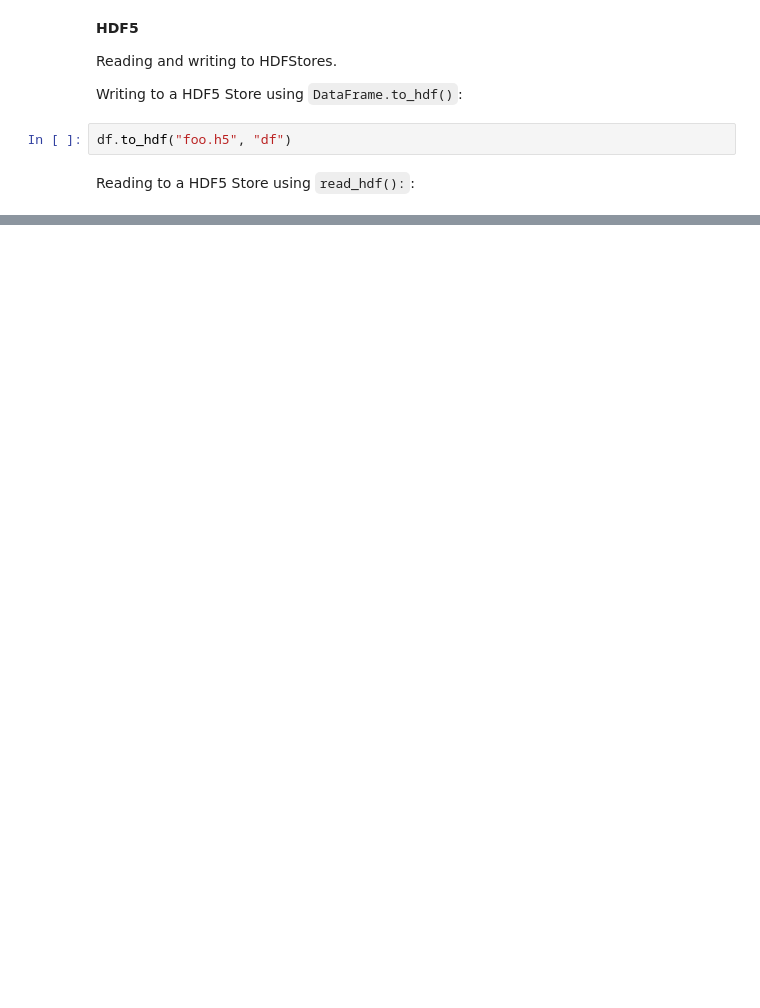
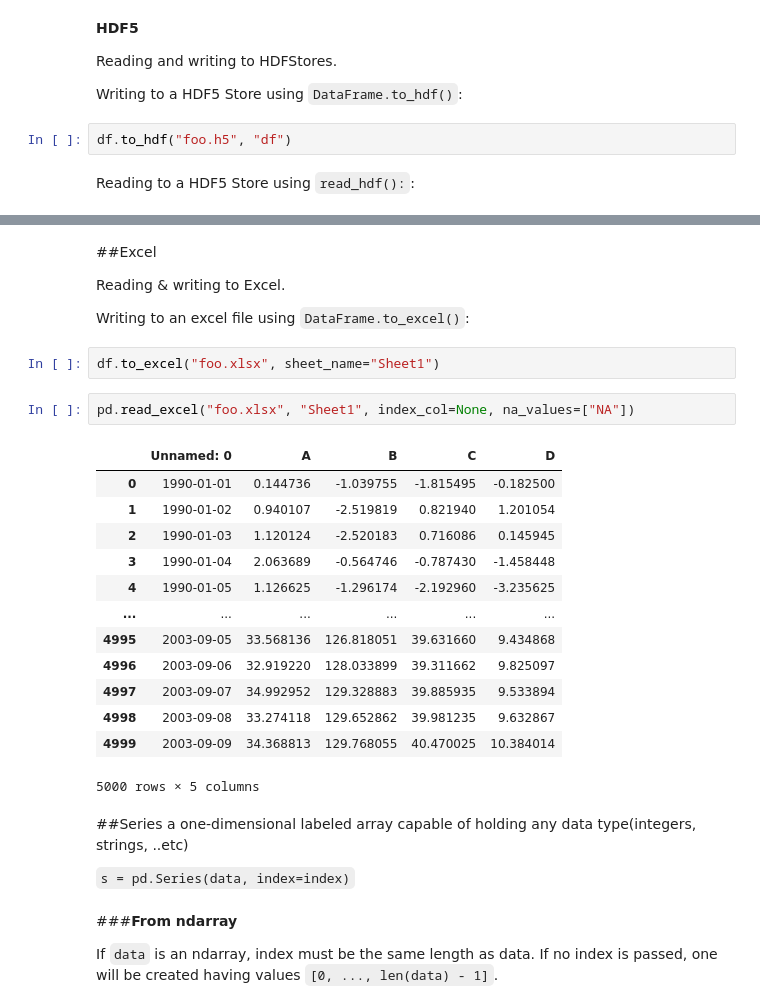
Before and after one commit to MMoronto/pytorch_exercises, a Jupyter notebook: Peutingar_datasets.ipynb, the cells around one changed output, grey strips where cells are left out. Cells and saved outputs as stored; diff of their text form; blank space fills up the shorter version.

```diff
--- a/Peutingar_datasets.ipynb
+++ b/Peutingar_datasets.ipynb
@@ -1217 +1216,34 @@ pd.read_hdf("foo.h5", "df")
 5000 rows × 4 columns
+# %% [markdown]
+##Excel
+
+Reading & writing to Excel.
+
+Writing to an excel file using `DataFrame.to_excel()`:
+# %%
+df.to_excel("foo.xlsx", sheet_name="Sheet1")
+# %%
+pd.read_excel("foo.xlsx", "Sheet1", index_col=None, na_values=["NA"])
+# %% [output]
+|  | Unnamed: 0 | A | B | C | D |
+| 0 | 1990-01-01 | 0.144736 | -1.039755 | -1.815495 | -0.182500 |
+| 1 | 1990-01-02 | 0.940107 | -2.519819 | 0.821940 | 1.201054 |
+| 2 | 1990-01-03 | 1.120124 | -2.520183 | 0.716086 | 0.145945 |
+| 3 | 1990-01-04 | 2.063689 | -0.564746 | -0.787430 | -1.458448 |
+| 4 | 1990-01-05 | 1.126625 | -1.296174 | -2.192960 | -3.235625 |
+| ... | ... | ... | ... | ... | ... |
+| 4995 | 2003-09-05 | 33.568136 | 126.818051 | 39.631660 | 9.434868 |
+| 4996 | 2003-09-06 | 32.919220 | 128.033899 | 39.311662 | 9.825097 |
+| 4997 | 2003-09-07 | 34.992952 | 129.328883 | 39.885935 | 9.533894 |
+| 4998 | 2003-09-08 | 33.274118 | 129.652862 | 39.981235 | 9.632867 |
+| 4999 | 2003-09-09 | 34.368813 | 129.768055 | 40.470025 | 10.384014 |
+5000 rows × 5 columns
+# %% [markdown]
+##Series
+a one-dimensional labeled array capable of holding any data type(integers, strings, ..etc)
+
+`s = pd.Series(data, index=index)`
+# %% [markdown]
+###**From ndarray**
+
+If `data` is an ndarray, index must be the same length as data. If no index is passed, one will be created having values `[0, ..., len(data) - 1]`.
```
Also changed, not shown: parts of 73 cells of this notebook.
